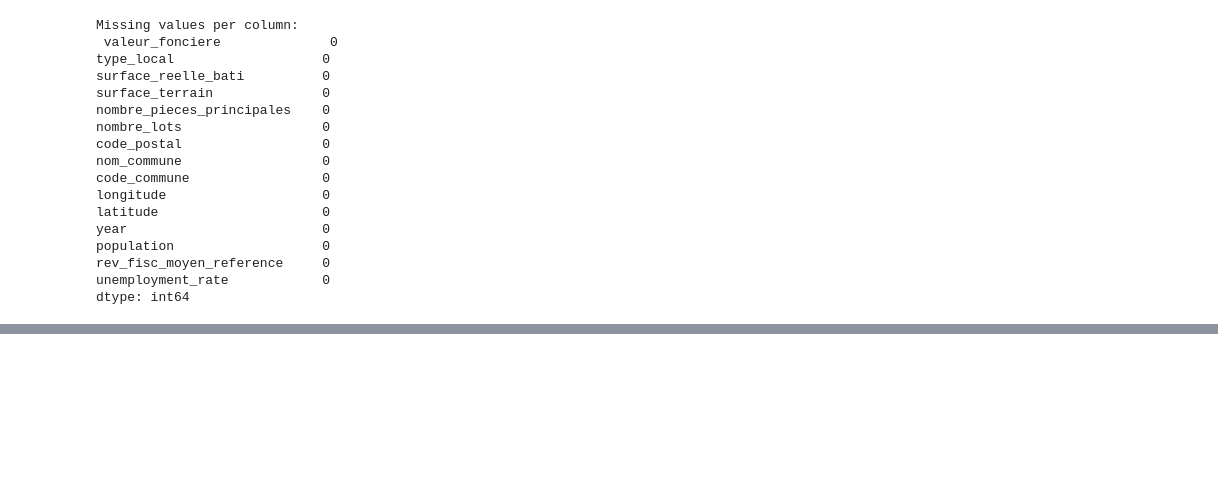
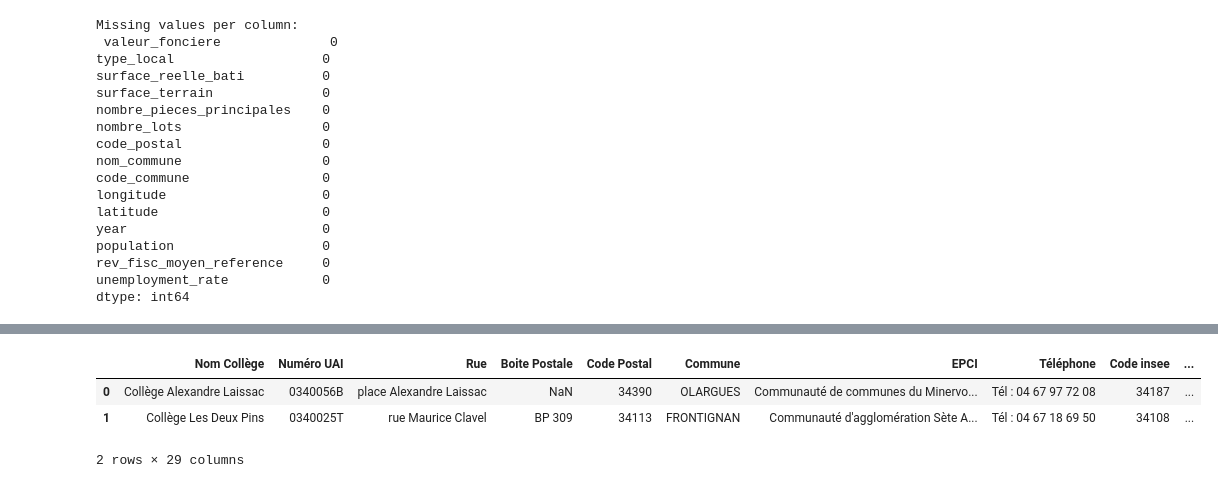
Before and after one commit to YuTingdata/projet-immo, a Jupyter notebook: nettoyage_complet.ipynb, the cells around one changed output, grey strips where cells are left out. Saved outputs shown, nothing was run; the diff lists cells and outputs as text; code cells hidden in the pictures; blank space fills up the shorter version.

```diff
--- a/nettoyage_complet.ipynb
+++ b/nettoyage_complet.ipynb
@@ -538,0 +570,7 @@ dtype: int64
+# %%
+df_schools.head(2)
+# %% [output]
+|  | Nom Collège | Numéro UAI | Rue | Boite Postale | Code Postal | Commune | EPCI | Téléphone | Code insee | ... |
+| 0 | Collège Alexandre Laissac | 0340056B | place Alexandre Laissac | NaN | 34390 | OLARGUES | Communauté de communes du Minervo... | Tél : 04 67 97 72 08 | 34187 | ... |
+| 1 | Collège Les Deux Pins | 0340025T | rue Maurice Clavel | BP 309 | 34113 | FRONTIGNAN | Communauté d'agglomération Sète A... | Tél : 04 67 18 69 50 | 34108 | ... |
+2 rows × 29 columns
```
Also changed, not shown: parts of 63 cells of this notebook.
